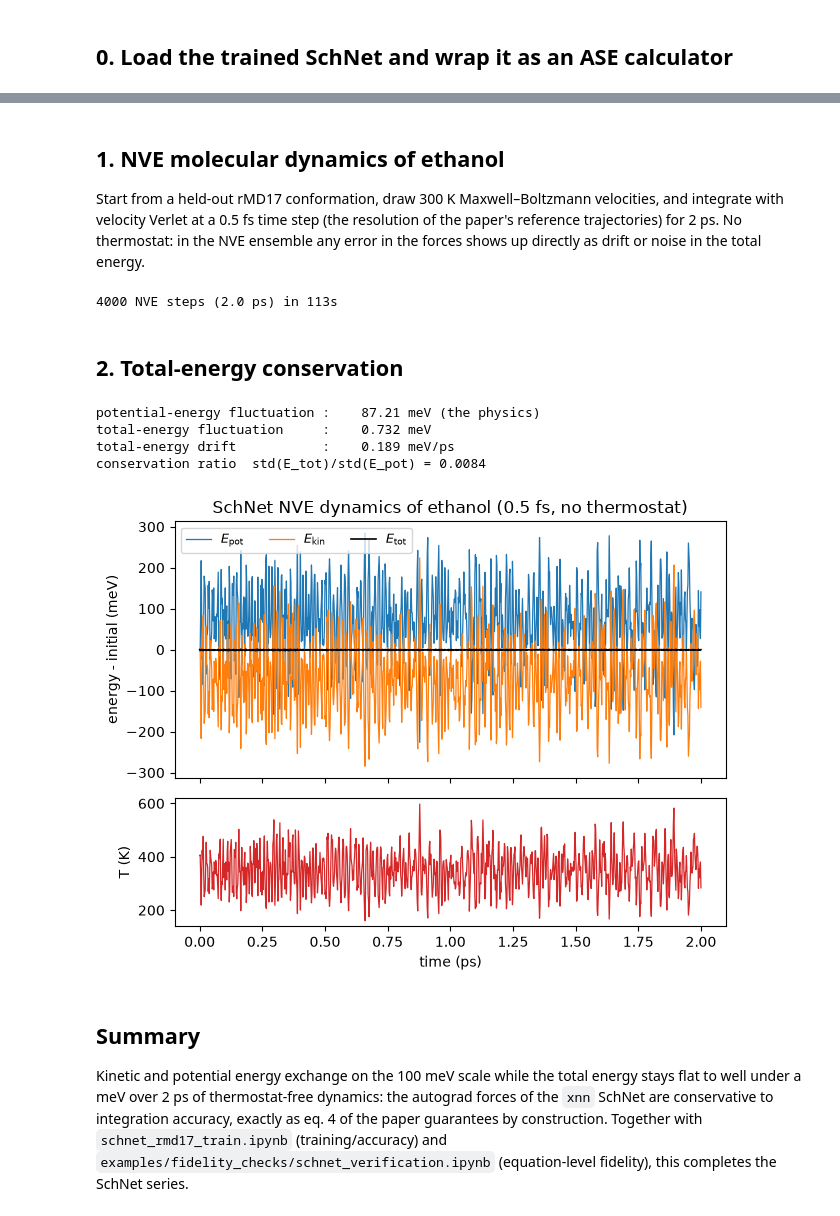
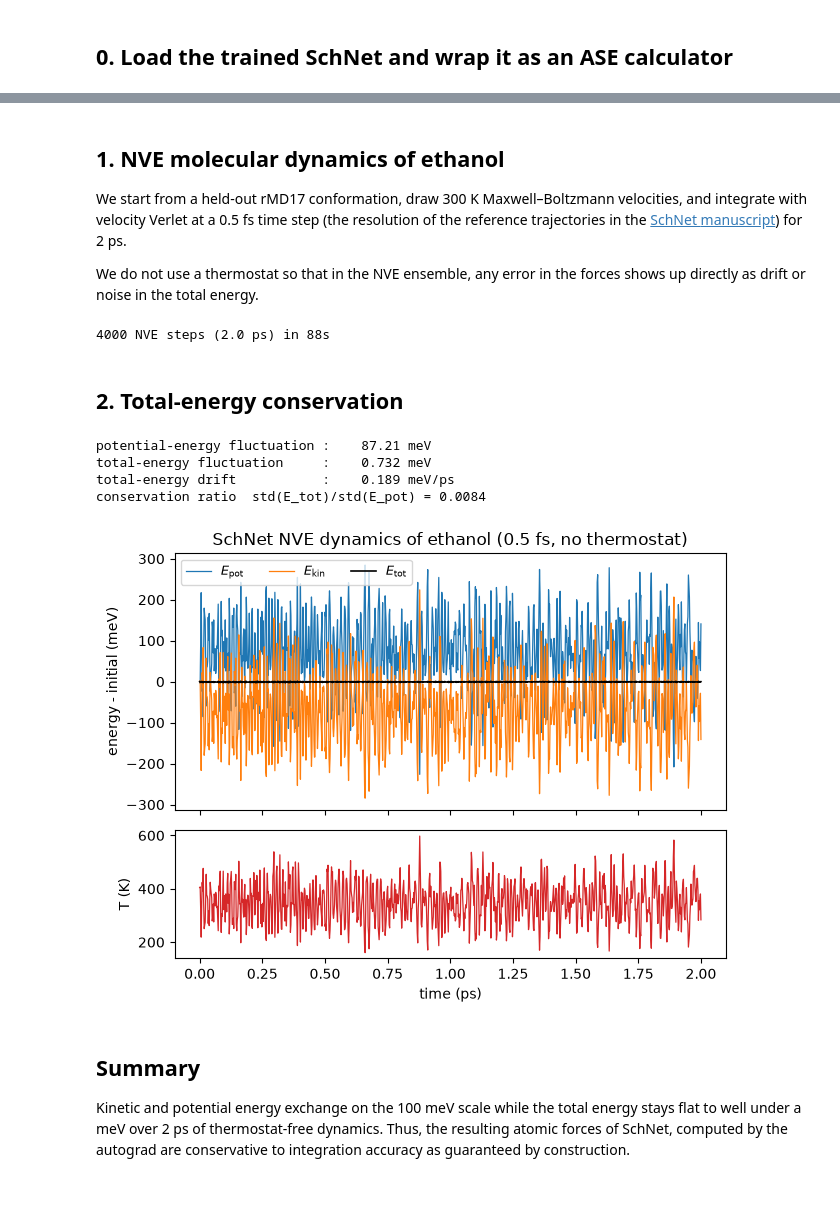
Before and after one commit to molssi-ai/xnn, a Jupyter notebook: examples/cnn/schnet/schnet_ethanol_md.ipynb, the cells around one changed output, grey strips where cells are left out. Saved outputs shown, nothing was run; the diff lists cells and outputs as text; code cells hidden in the pictures.

Commit message:
edits the schnet ethanol md notebook

```diff
--- a/examples/cnn/schnet/schnet_ethanol_md.ipynb
+++ b/examples/cnn/schnet/schnet_ethanol_md.ipynb
@@ -53,81 +77,100 @@ loaded runs/schnet_rmd17/best.pt (F=64, T=3, cutoff=10.0 A) on cuda
 # %% [markdown]
 ## 1. NVE molecular dynamics of ethanol
 
-Start from a held-out rMD17 conformation, draw 300 K Maxwell–Boltzmann
+We start from a held-out rMD17 conformation, draw 300 K Maxwell–Boltzmann
 velocities, and integrate with velocity Verlet at a 0.5 fs time step (the
-resolution of the paper's reference trajectories) for 2 ps. No thermostat:
-in the NVE ensemble any error in the forces shows up directly as drift or
-noise in the total energy.
+resolution of the reference trajectories in the [SchNet
+ manuscript](https://arxiv.org/pdf/1706.08566)) for 2 ps.
+
+We do not use a thermostat so that in the NVE ensemble, any error in the forces
+shows up directly as drift or noise in the total energy.
 # %%
-import time
-from ase import Atoms, units
-from ase.md.velocitydistribution import (MaxwellBoltzmannDistribution,
-                                         Stationary, ZeroRotation)
-from ase.md.verlet import VelocityVerlet
-
+# Load the ethanol dataset
 s = load_dataset("rmd17", molecule="ethanol", split="test", n_test=1,
                  quiet=True)[0]
+
+# Initialize the ASE Atoms object
 atoms = Atoms(numbers=s["atomic_numbers"], positions=s["pos"])
+
+# Attach the calculator to the atoms
 atoms.calc = calc
 
+# Set the initial velocities
 MaxwellBoltzmannDistribution(atoms, temperature_K=300)
-Stationary(atoms); ZeroRotation(atoms)
 
-DT_FS, N_STEPS = 0.5, 4000                       # 2 ps
+# Remove the center of mass motion and rotation
+Stationary(atoms)
+ZeroRotation(atoms)
+
+# 2 ps
+DT_FS, N_STEPS = 0.5, 4000
+
+# Initialize the molecular dynamics
 dyn = VelocityVerlet(atoms, timestep=DT_FS * units.fs)
 
+# Record the trajectory
 t_ps, e_pot, e_kin, temp = [], [], [], []
 def record(a=atoms):
     t_ps.append(dyn.nsteps * DT_FS / 1000.0)
     e_pot.append(a.get_potential_energy())
     e_kin.append(a.get_kinetic_energy())
     temp.append(a.get_temperature())
+
+# Attach the recording function to the molecular dynamics
 dyn.attach(record, interval=4)
 
+# Run the molecular dynamics
 t0 = time.time()
-record(); dyn.run(N_STEPS)
+record()
+dyn.run(N_STEPS)
+
+# Print the results
 print(f"{N_STEPS} NVE steps ({N_STEPS*DT_FS/1000:.1f} ps) "
       f"in {time.time()-t0:.0f}s")
 
+# Calculate the total energy
 e_pot, e_kin = np.array(e_pot), np.array(e_kin)
 e_tot = e_pot + e_kin
 # %% [output]
-4000 NVE steps (2.0 ps) in 113s
+4000 NVE steps (2.0 ps) in 88s
 # %% [markdown]
 ## 2. Total-energy conservation
 # %%
-drift = np.polyfit(t_ps, (e_tot - e_tot[0]) * 1e3, 1)[0]   # meV / ps
-print(f"potential-energy fluctuation : {e_pot.std()*1e3:8.2f} meV (the physics)")
+# Fit a line to the dynamics data to determine the energy drift (in meV/ps)
+drift = np.polyfit(t_ps, (e_tot - e_tot[0]) * 1e3, 1)[0]
+
+# Print the results
+print(f"potential-energy fluctuation : {e_pot.std()*1e3:8.2f} meV")
 print(f"total-energy fluctuation     : {e_tot.std()*1e3:8.3f} meV")
 print(f"total-energy drift           : {drift:8.3f} meV/ps")
 print(f"conservation ratio  std(E_tot)/std(E_pot) = "
       f"{e_tot.std()/e_pot.std():.4f}")
 
+# Plot the NVE dynamics data
 fig, (a1, a2) = plt.subplots(2, 1, figsize=(6.5, 5), sharex=True,
                              height_ratios=[2, 1])
 a1.plot(t_ps, (e_pot - e_pot[0]) * 1e3, label=r"$E_\mathrm{pot}$", lw=0.9)
 a1.plot(t_ps, (e_kin - e_kin[0]) * 1e3, label=r"$E_\mathrm{kin}$", lw=0.9)
 a1.plot(t_ps, (e_tot - e_tot[0]) * 1e3, "k", label=r"$E_\mathrm{tot}$", lw=1.2)
 a1.set_ylabel("energy - initial (meV)")
 a1.set_title("SchNet NVE dynamics of ethanol (0.5 fs, no thermostat)")
 a1.legend(ncols=3, fontsize=9)
 a2.plot(t_ps, temp, lw=0.9, color="tab:red")
-a2.set_xlabel("time (ps)"); a2.set_ylabel("T (K)")
+a2.set_xlabel("time (ps)")
+a2.set_ylabel("T (K)")
 fig.tight_layout()
-fig.savefig("schnet_nve_energy.png", dpi=110); plt.show()
+fig.savefig("schnet_nve_energy.png", dpi=110)
+plt.show()
 # %% [output]
-potential-energy fluctuation :    87.21 meV (the physics)
+potential-energy fluctuation :    87.21 meV
 total-energy fluctuation     :    0.732 meV
 total-energy drift           :    0.189 meV/ps
 conservation ratio  std(E_tot)/std(E_pot) = 0.0084
-[figure, old version]
+[figure, new version]
 # %% [markdown]
 ## Summary
 
 Kinetic and potential energy exchange on the 100 meV scale while the total
-energy stays flat to well under a meV over 2 ps of thermostat-free dynamics:
-the autograd forces of the `xnn` SchNet are conservative to integration
-accuracy, exactly as eq. 4 of the paper guarantees by construction. Together
-with `schnet_rmd17_train.ipynb` (training/accuracy) and
-`examples/fidelity_checks/schnet_verification.ipynb` (equation-level
-fidelity), this completes the SchNet series.
+energy stays flat to well under a meV over 2 ps of thermostat-free dynamics.
+Thus, the resulting atomic forces of SchNet, computed by the autograd are
+conservative to integration accuracy as guaranteed by construction.
```
Also changed, not shown: parts of 4 cells of this notebook.
